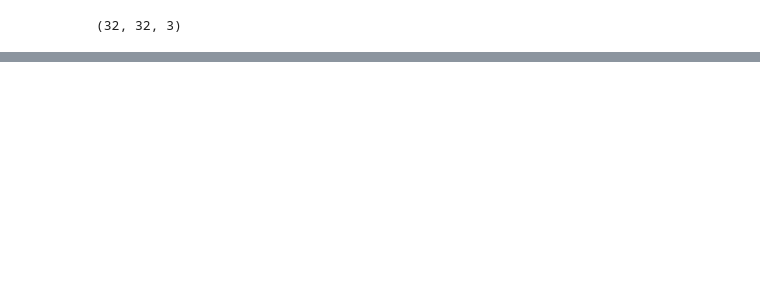
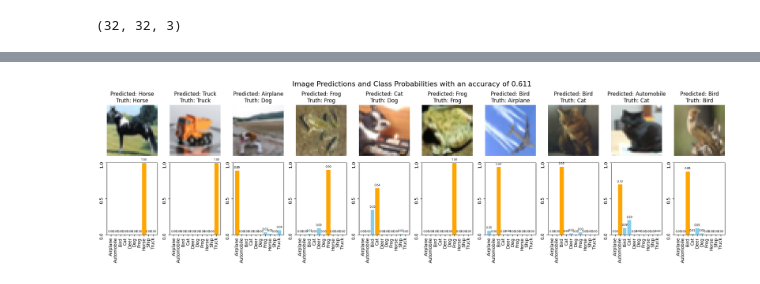
Before and after one commit to ltrinh74123/Image_classification, a Jupyter notebook: CNN.ipynb, the cells around one changed output, grey strips where cells are left out. Drawn from its saved outputs; the diff is of its cells as text; code cells hidden in the pictures; blank space fills up the shorter version.

```diff
--- a/CNN.ipynb
+++ b/CNN.ipynb
@@ -213,0 +196,34 @@ Epoch 25/25
+# %%
+predictions = model2.predict(X_test)
+predict_labels = np.argmax(predictions, axis=1)
+y_test_labels = np.argmax(y_test, axis=1)
+
+probs = predictions[random_10]
+predict = predict_labels[random_10]
+truth = y_test_labels[random_10]
+image = X_test[random_10]
+
+predict_labels = [classes[label] for label in predict]
+truth_labels = [classes[label] for label in truth]
+
+fig, axes = plt.subplots(2, 10, figsize=(20, 6))
+fig.suptitle(f"Image Predictions and Class Probabilities with an accuracy of {accuracy:.3f}", fontsize=16)
+
+for idx in range(10):
+    # Plot image
+    axes[0, idx].imshow(image[idx])
+    axes[0, idx].axis('off')
+    axes[0, idx].set_title(f"Predicted: {predict_labels[idx]}\nTruth: {truth_labels[idx]}")
+
+    # Plot classes probs
+    bars = axes[1, idx].bar(classes, probs[idx], color='skyblue')
+    bars[predict[idx]].set_color('orange')
+    axes[1, idx].set_ylim(0, 1)
+    axes[1, idx].tick_params(labelrotation=90)
+    axes[1, idx].set_yticks([0.0, 0.5, 1.0])
+    for j, p in enumerate(probs[idx]):
+        axes[1, idx].text(j, p + 0.03, f"{p:.2f}", ha='center', fontsize=6)
+
+plt.tight_layout()
+plt.show()
+# %% [output]
@@ -214,3 +231,4 @@ Epoch 25/25
+[figure, added]
 # %%
 plt.figure(figsize = (15, 6))
 plt.subplot (1, 2, 1)
```
Also changed, not shown: parts of 14 cells of this notebook.
